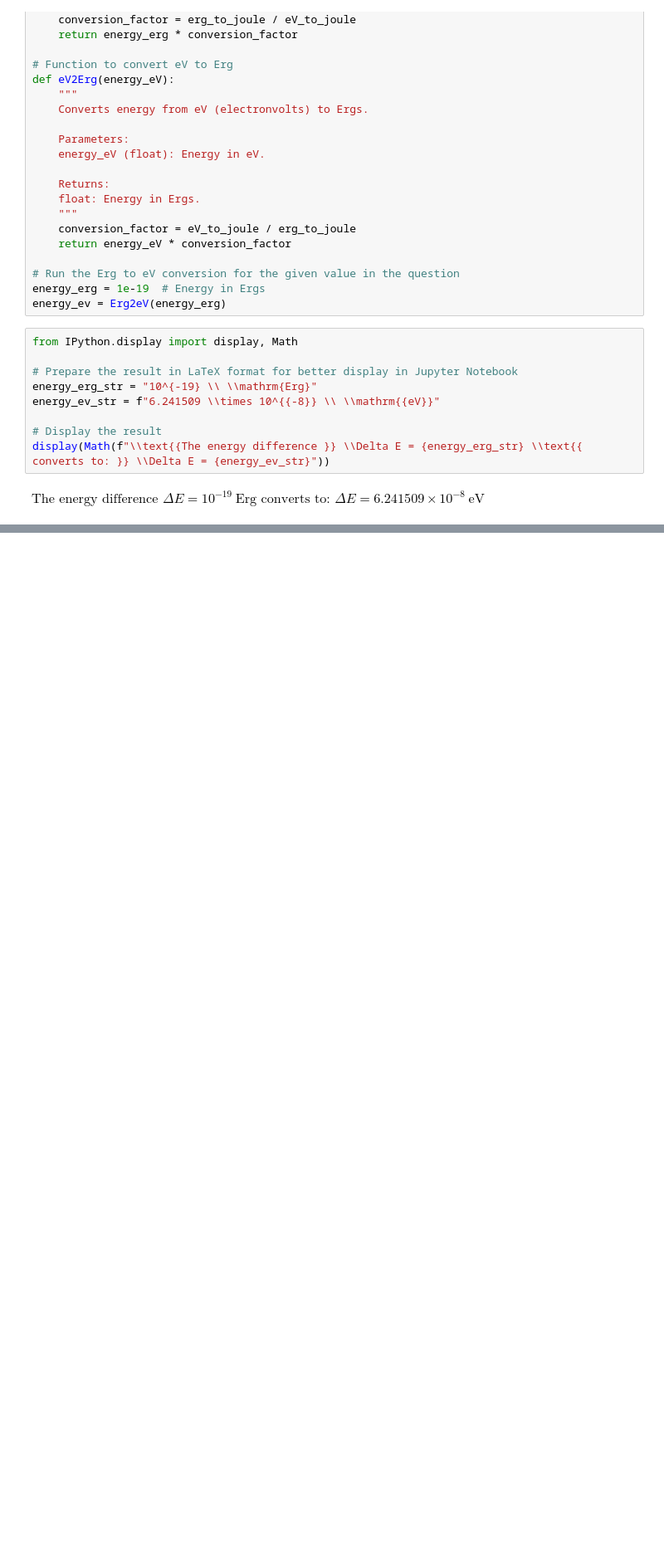
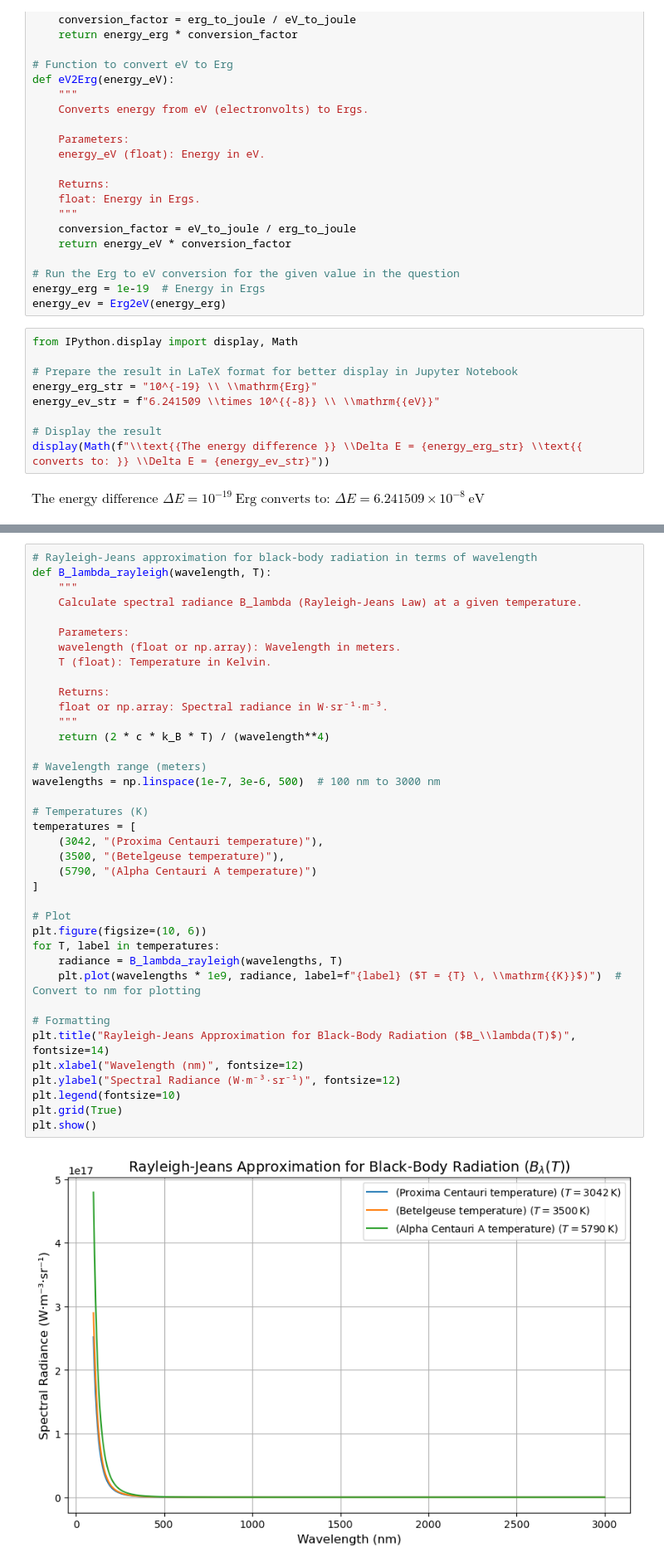
Before and after one commit to ilssear/quantum-wizards, a Jupyter notebook: Homework-001.ipynb, the cells around one changed output, grey strips where cells are left out. Shown at 83% size. Drawn from its saved outputs; the diff is of its cells as text; blank space fills up the shorter version.

```diff
--- a/Homework-001.ipynb
+++ b/Homework-001.ipynb
@@ -129,0 +175,40 @@ $\displaystyle \text{The energy difference } \Delta E = 10^{-19} \ \mathrm{Erg}
+# %%
+# Rayleigh-Jeans approximation for black-body radiation in terms of wavelength
+def B_lambda_rayleigh(wavelength, T):
+    """
+    Calculate spectral radiance B_lambda (Rayleigh-Jeans Law) at a given temperature.
+
+    Parameters:
+    wavelength (float or np.array): Wavelength in meters.
+    T (float): Temperature in Kelvin.
+
+    Returns:
+    float or np.array: Spectral radiance in W·sr⁻¹·m⁻³.
+    """
+    return (2 * c * k_B * T) / (wavelength**4)
+
+# Wavelength range (meters)
+wavelengths = np.linspace(1e-7, 3e-6, 500)  # 100 nm to 3000 nm
+
+# Temperatures (K)
+temperatures = [
+    (3042, "(Proxima Centauri temperature)"),
+    (3500, "(Betelgeuse temperature)"),
+    (5790, "(Alpha Centauri A temperature)")
+]
+
+# Plot
+plt.figure(figsize=(10, 6))
+for T, label in temperatures:
+    radiance = B_lambda_rayleigh(wavelengths, T)
+    plt.plot(wavelengths * 1e9, radiance, label=f"{label} ($T = {T} \, \\mathrm{{K}}$)")  # Convert to nm for plotting
+
+# Formatting
+plt.title("Rayleigh-Jeans Approximation for Black-Body Radiation ($B_\\lambda(T)$)", fontsize=14)
+plt.xlabel("Wavelength (nm)", fontsize=12)
+plt.ylabel("Spectral Radiance (W·m⁻³·sr⁻¹)", fontsize=12)
+plt.legend(fontsize=10)
+plt.grid(True)
+plt.show()
+# %% [output]
+[figure, added]
```
Also changed, not shown: parts of 8 cells of this notebook, 1 other file.
